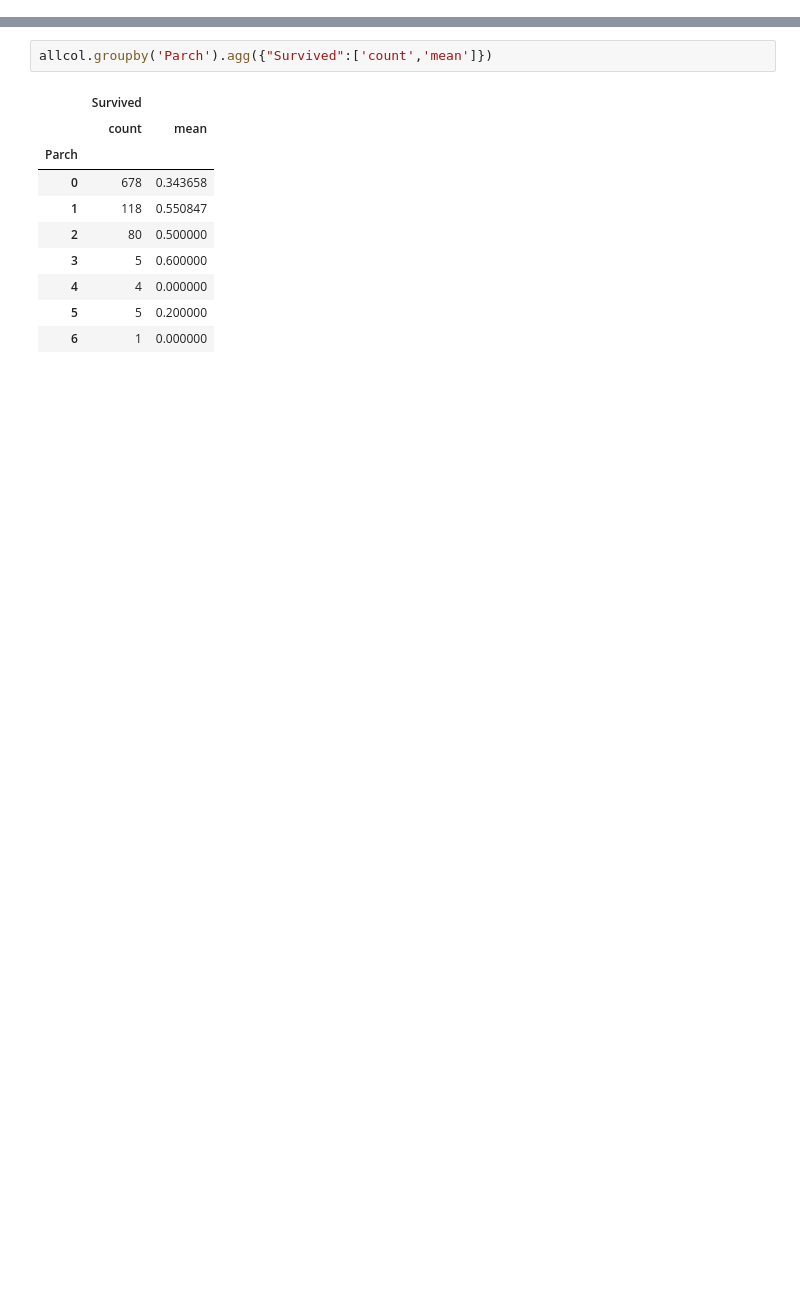
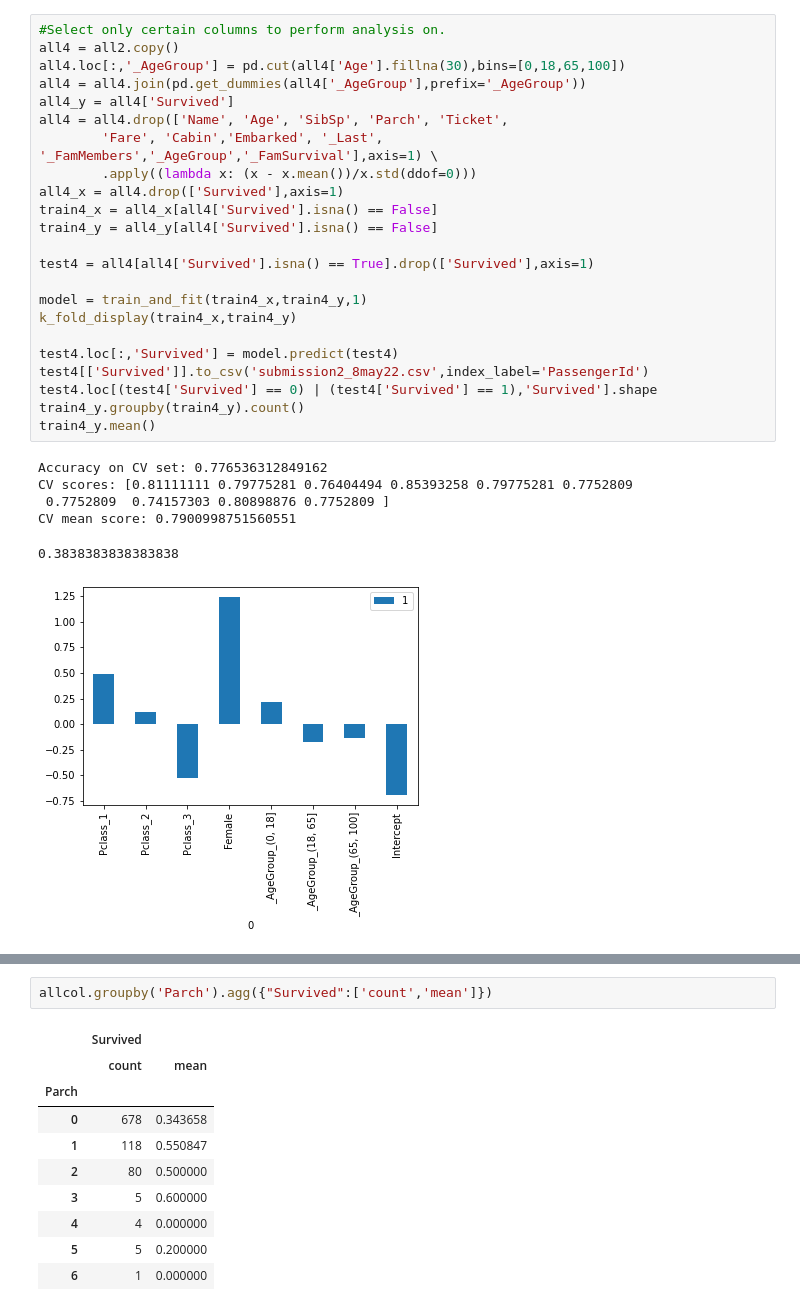
Before and after one commit to pdigiacomo20/KaggleTitanic, a Jupyter notebook: titanic_1.ipynb, the cells around one changed output, grey strips where cells are left out. Saved outputs shown, nothing was run; the diff lists cells and outputs as text; blank space fills up the shorter version.

```diff
--- a/titanic_1.ipynb
+++ b/titanic_1.ipynb
@@ -76,0 +128,30 @@ from sklearn.model_selection import train_test_split
+# %%
+#Select only certain columns to perform analysis on.
+all4 = all2.copy()
+all4.loc[:,'_AgeGroup'] = pd.cut(all4['Age'].fillna(30),bins=[0,18,65,100])
+all4 = all4.join(pd.get_dummies(all4['_AgeGroup'],prefix='_AgeGroup'))
+all4_y = all4['Survived']
+all4 = all4.drop(['Name', 'Age', 'SibSp', 'Parch', 'Ticket',
+        'Fare', 'Cabin','Embarked', '_Last', '_FamMembers','_AgeGroup','_FamSurvival'],axis=1) \
+        .apply((lambda x: (x - x.mean())/x.std(ddof=0)))
+all4_x = all4.drop(['Survived'],axis=1)
+train4_x = all4_x[all4['Survived'].isna() == False]
+train4_y = all4_y[all4['Survived'].isna() == False]
+
+test4 = all4[all4['Survived'].isna() == True].drop(['Survived'],axis=1)
+
+model = train_and_fit(train4_x,train4_y,1)
+k_fold_display(train4_x,train4_y)
+
+test4.loc[:,'Survived'] = model.predict(test4)
+test4[['Survived']].to_csv('submission2_8may22.csv',index_label='PassengerId')
+test4.loc[(test4['Survived'] == 0) | (test4['Survived'] == 1),'Survived'].shape
+train4_y.groupby(train4_y).count()
+train4_y.mean()
+# %% [output]
+Accuracy on CV set: 0.776536312849162
+CV scores: [0.81111111 0.79775281 0.76404494 0.85393258 0.79775281 0.7752809
+ 0.7752809  0.74157303 0.80898876 0.7752809 ]
+CV mean score: 0.7900998751560551
+0.3838383838383838
+[figure, added]
```
Also changed, not shown: parts of 24 cells of this notebook.
